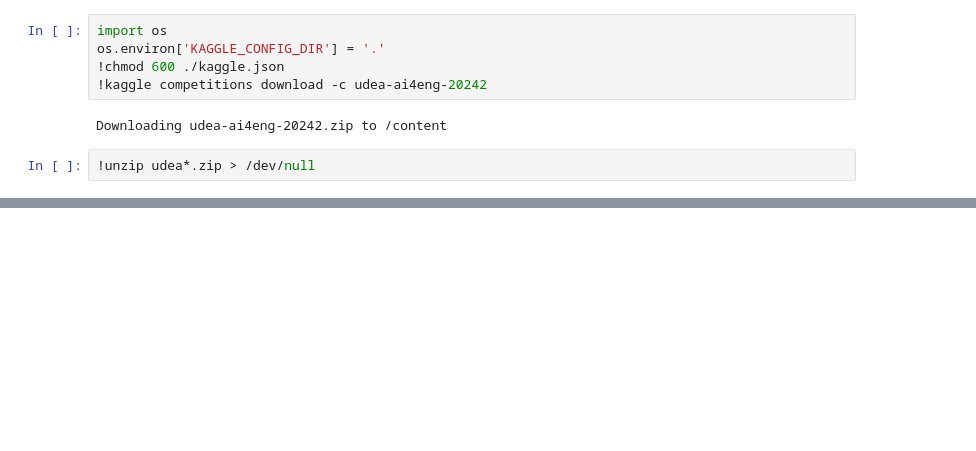
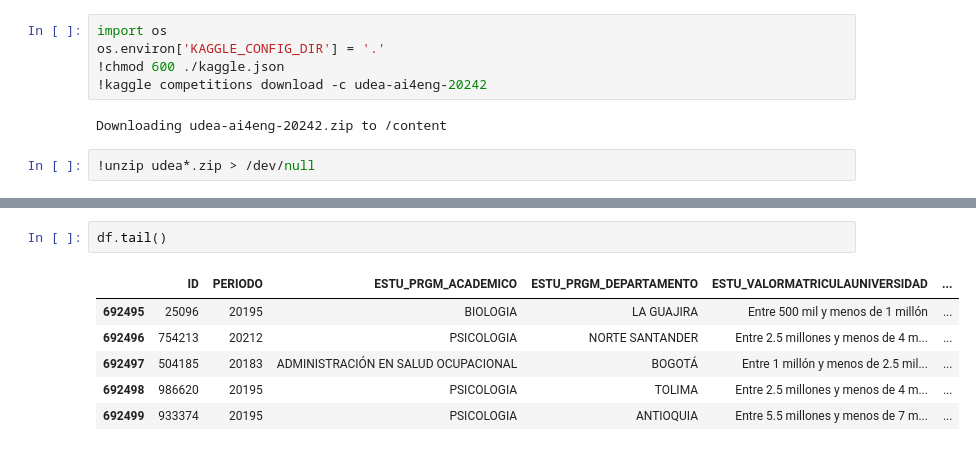
Before and after one commit to estivenalv/proyectoIA, a Jupyter notebook: 01_exploración.ipynb, the cells around one changed output, grey strips where cells are left out. Cells and saved outputs as stored; diff of their text form; blank space fills up the shorter version.

```diff
--- a/01_exploración.ipynb
+++ b/01_exploración.ipynb
@@ -17,0 +28,9 @@ print ("shape of loaded dataframe", z.shape)
+# %%
+df.tail()
+# %% [output]
+|  | ID | PERIODO | ESTU_PRGM_ACADEMICO | ESTU_PRGM_DEPARTAMENTO | ESTU_VALORMATRICULAUNIVERSIDAD | ... |
+| 692495 | 25096 | 20195 | BIOLOGIA | LA GUAJIRA | Entre 500 mil y menos de 1 millón | ... |
+| 692496 | 754213 | 20212 | PSICOLOGIA | NORTE SANTANDER | Entre 2.5 millones y menos de 4 m... | ... |
+| 692497 | 504185 | 20183 | ADMINISTRACIÓN EN SALUD OCUPACIONAL | BOGOTÁ | Entre 1 millón y menos de 2.5 mil... | ... |
+| 692498 | 986620 | 20195 | PSICOLOGIA | TOLIMA | Entre 2.5 millones y menos de 4 m... | ... |
+| 692499 | 933374 | 20195 | PSICOLOGIA | ANTIOQUIA | Entre 5.5 millones y menos de 7 m... | ... |
```
Also changed, not shown: parts of 4 cells of this notebook.
